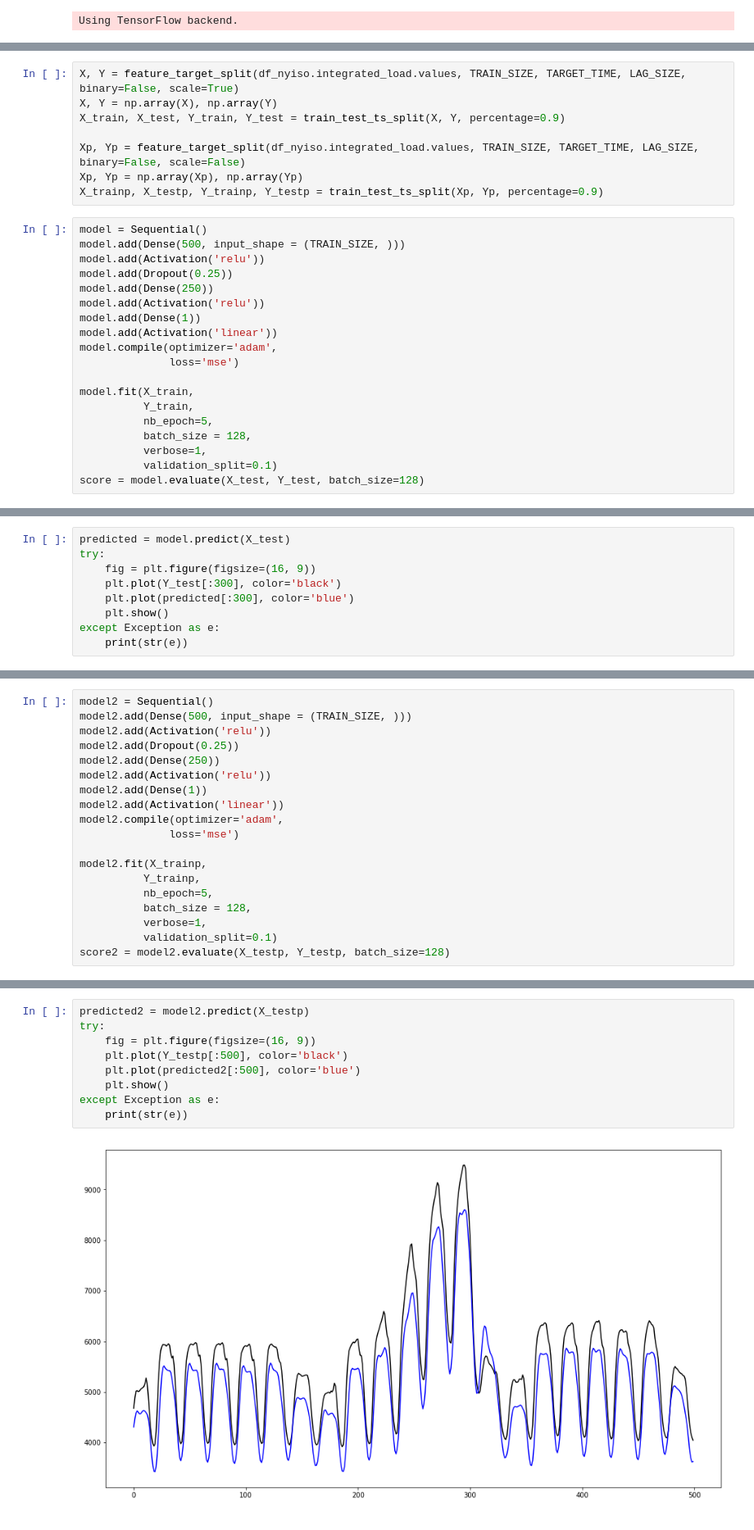
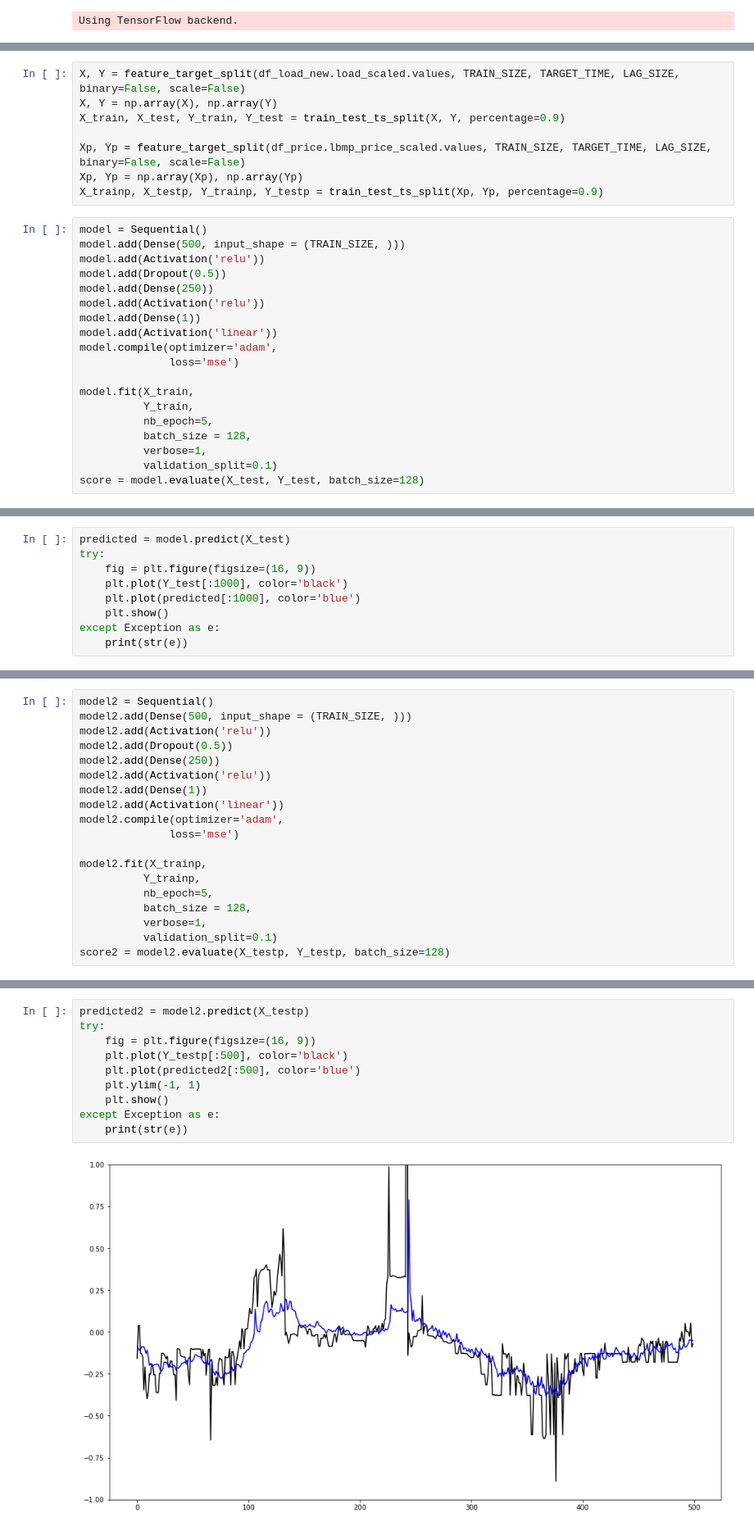
Before and after one commit to xingliuUT/battery_planner, a Jupyter notebook: nn_model.ipynb, the cells around one changed output, grey strips where cells are left out. Shown at 82% size. Saved outputs shown, nothing was run; the diff lists cells and outputs as text.

Commit message:
feat: apply MLP on load and price prediction

```diff
--- a/nn_model.ipynb
+++ b/nn_model.ipynb
@@ -104,16 +121,16 @@ array([ 4894.5,  4712.7,  4510.4, ...,  8079.9,  7788.5,  7361.3])
 # %%
-X, Y = feature_target_split(df_nyiso.integrated_load.values, TRAIN_SIZE, TARGET_TIME, LAG_SIZE, binary=False, scale=True)
+X, Y = feature_target_split(df_load_new.load_scaled.values, TRAIN_SIZE, TARGET_TIME, LAG_SIZE, binary=False, scale=False)
 X, Y = np.array(X), np.array(Y)
 X_train, X_test, Y_train, Y_test = train_test_ts_split(X, Y, percentage=0.9)
 
-Xp, Yp = feature_target_split(df_nyiso.integrated_load.values, TRAIN_SIZE, TARGET_TIME, LAG_SIZE, binary=False, scale=False)
+Xp, Yp = feature_target_split(df_price.lbmp_price_scaled.values, TRAIN_SIZE, TARGET_TIME, LAG_SIZE, binary=False, scale=False)
 Xp, Yp = np.array(Xp), np.array(Yp)
 X_trainp, X_testp, Y_trainp, Y_testp = train_test_ts_split(Xp, Yp, percentage=0.9)
 # %%
 model = Sequential()
 model.add(Dense(500, input_shape = (TRAIN_SIZE, )))
 model.add(Activation('relu'))
-model.add(Dropout(0.25))
+model.add(Dropout(0.5))
 model.add(Dense(250))
 model.add(Activation('relu'))
 model.add(Dense(1))
@@ -145,8 +162,8 @@ Epoch 5/5
 predicted = model.predict(X_test)
 try:
     fig = plt.figure(figsize=(16, 9))
-    plt.plot(Y_test[:300], color='black')
-    plt.plot(predicted[:300], color='blue')
+    plt.plot(Y_test[:1000], color='black')
+    plt.plot(predicted[:1000], color='blue')
     plt.show()
 except Exception as e:
     print(str(e))
@@ -160,7 +177,7 @@ score
 model2 = Sequential()
 model2.add(Dense(500, input_shape = (TRAIN_SIZE, )))
 model2.add(Activation('relu'))
-model2.add(Dropout(0.25))
+model2.add(Dropout(0.5))
 model2.add(Dense(250))
 model2.add(Activation('relu'))
 model2.add(Dense(1))
@@ -195,11 +212,12 @@ score
 # %%
 predicted2 = model2.predict(X_testp)
 try:
     fig = plt.figure(figsize=(16, 9))
     plt.plot(Y_testp[:500], color='black')
     plt.plot(predicted2[:500], color='blue')
+    plt.ylim(-1, 1)
     plt.show()
 except Exception as e:
     print(str(e))
 # %% [output]
-[figure, old version]
+[figure, new version]
```
Also changed, not shown: parts of 29 cells of this notebook.
